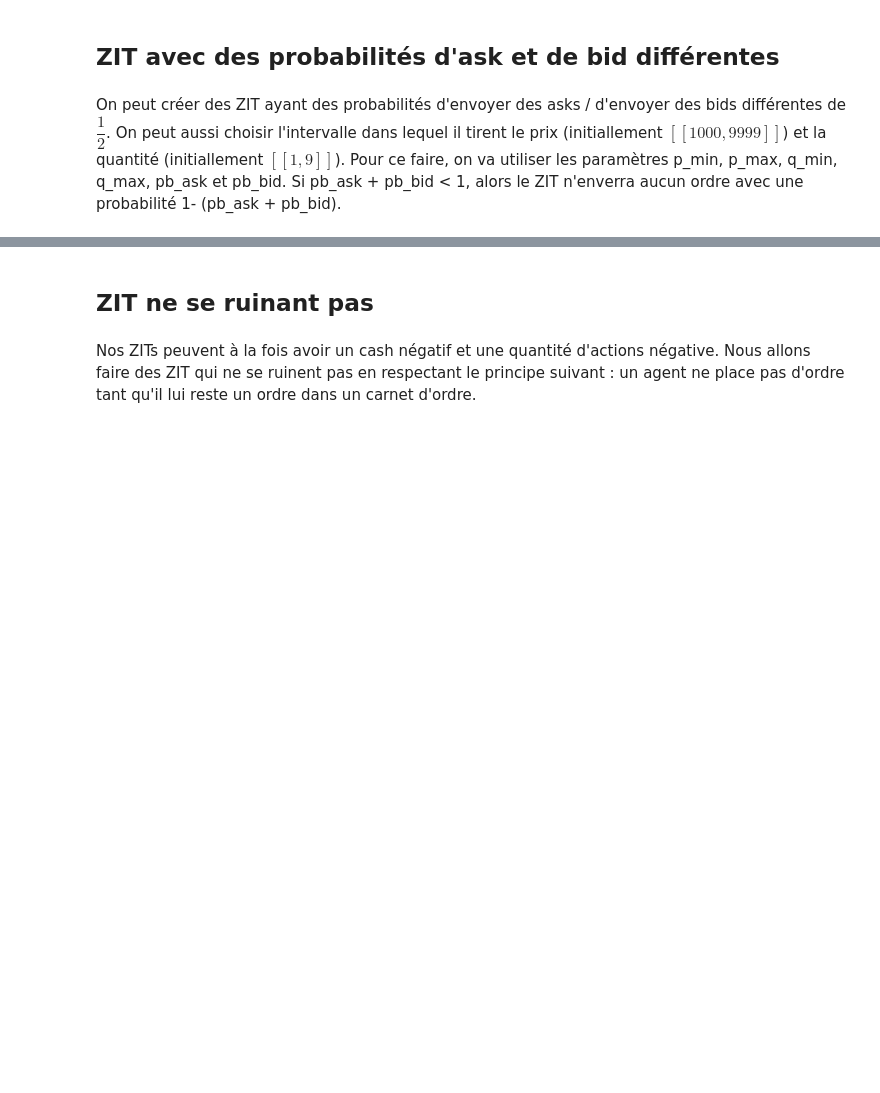
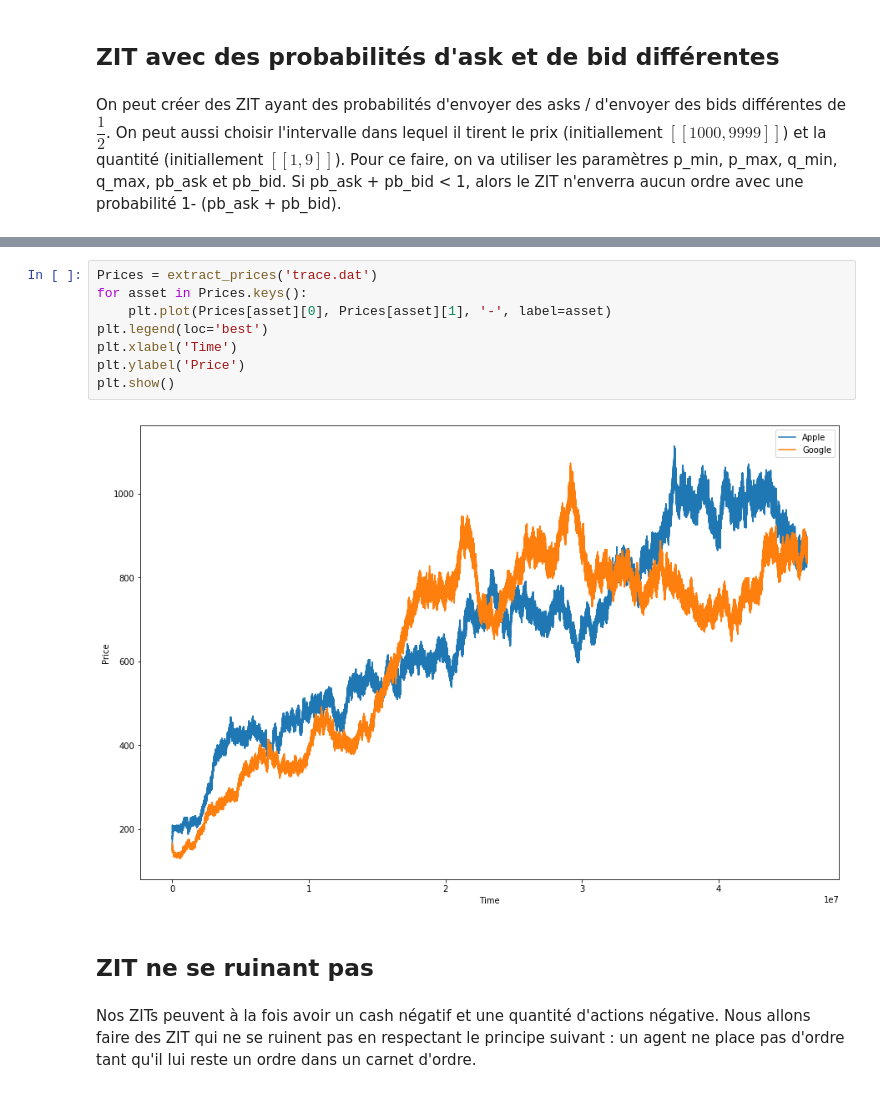
Before and after one commit to cristal-smac/atomPython, a Jupyter notebook: Agents.ipynb, the cells around one changed output, grey strips where cells are left out. Drawn from its saved outputs; the diff is of its cells as text; blank space fills up the shorter version.

```diff
--- a/Agents.ipynb
+++ b/Agents.ipynb
@@ -49,3 +81,13 @@ plt.show()
+# %%
+Prices = extract_prices('trace.dat')
+for asset in Prices.keys():
+    plt.plot(Prices[asset][0], Prices[asset][1], '-', label=asset)
+plt.legend(loc='best')
+plt.xlabel('Time')
+plt.ylabel('Price')
+plt.show()
+# %% [output]
+[figure, added]
 # %% [markdown]
 ## ZIT ne se ruinant pas
 # %% [markdown]
```
Also changed, not shown: parts of 16 cells of this notebook, 4 other files.
